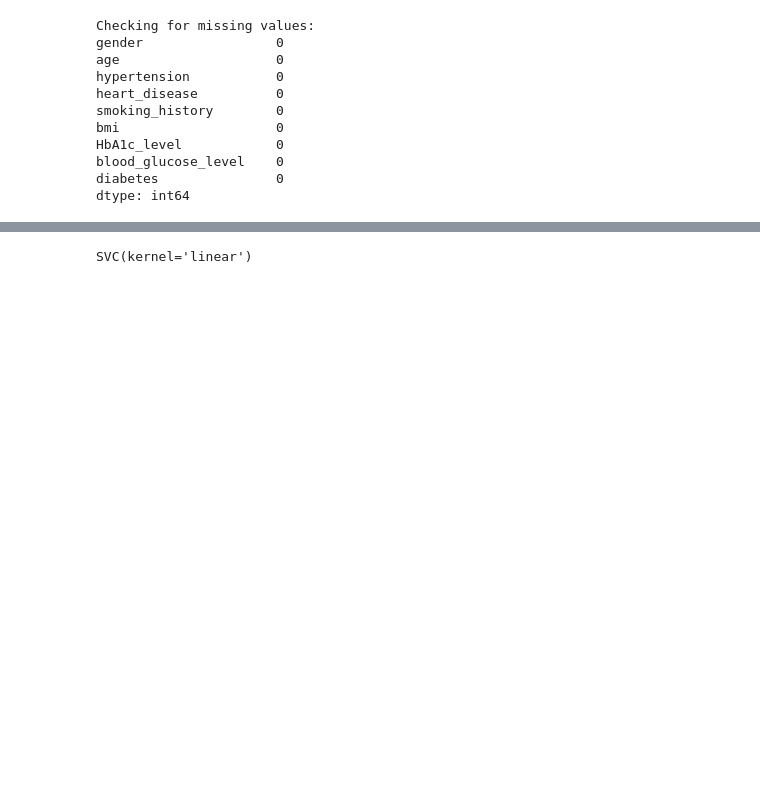
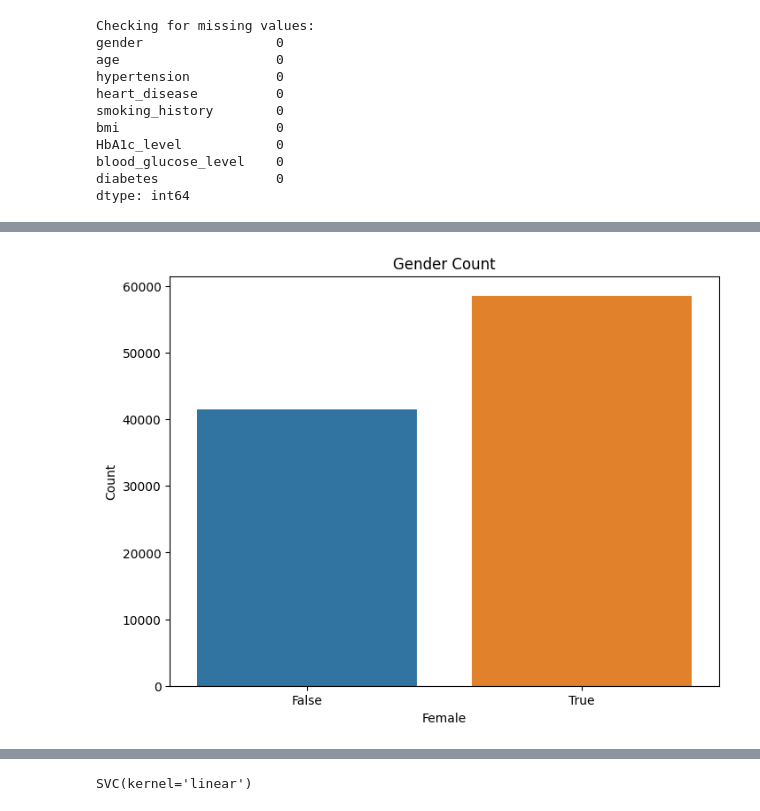
Before and after one commit to AKomplished-bug/Diabetes-Prediction, a Jupyter notebook: diabetes_prediction.ipynb, the cells around one changed output, grey strips where cells are left out. Cells and saved outputs as stored; diff of their text form; code cells hidden in the pictures; blank space fills up the shorter version.

```diff
--- a/diabetes_prediction.ipynb
+++ b/diabetes_prediction.ipynb
@@ -79,0 +121,10 @@ Preprocessed data:
+# %%
+# Countplot of gender
+plt.figure(figsize=(8, 6))
+sns.countplot(x='gender_Female', data=data)
+plt.title('Gender Count')
+plt.xlabel('Female')
+plt.ylabel('Count')
+plt.show()
+# %% [output]
+[figure, added]
```
Also changed, not shown: parts of 15 cells of this notebook.
